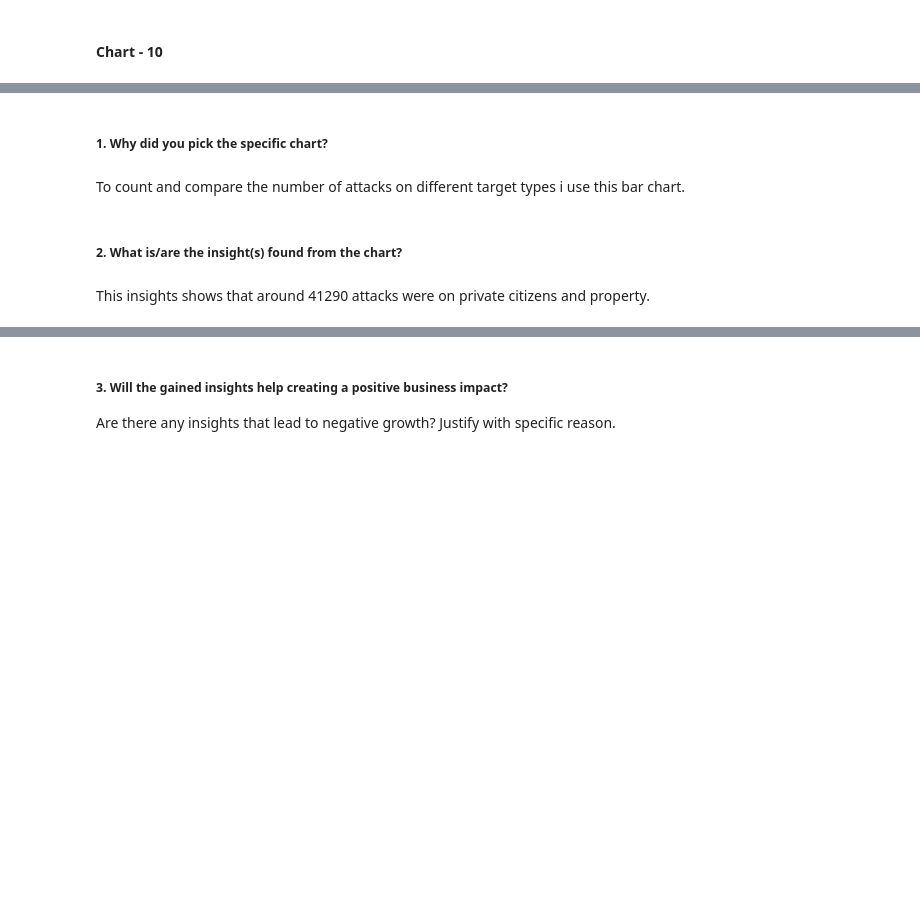
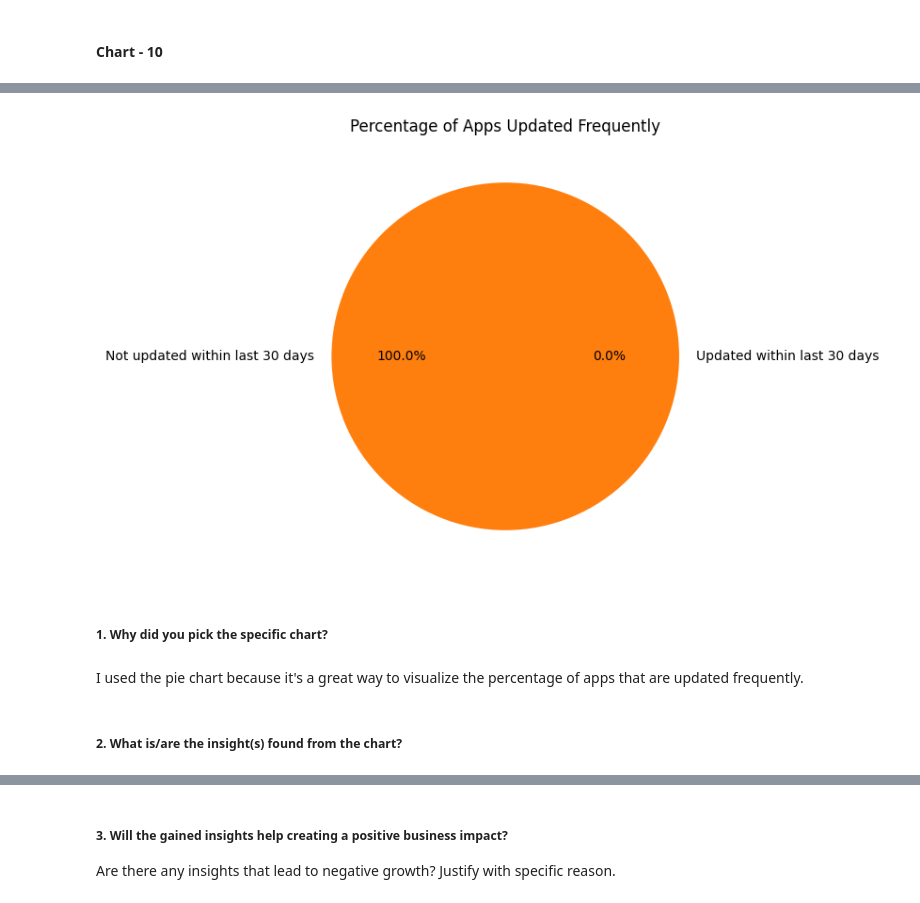
Before and after one commit to VIRU2341/alma-better-playstore, a Jupyter notebook: PLAYSTORE_EDA_analysis.ipynb, the cells around one changed output, grey strips where cells are left out. Saved outputs shown, nothing was run; the diff lists cells and outputs as text; code cells hidden in the pictures; blank space fills up the shorter version.

```diff
--- a/PLAYSTORE_EDA_analysis.ipynb
+++ b/PLAYSTORE_EDA_analysis.ipynb
@@ -1018,8 +1016,22 @@ NameError: ignored
+# %%
+# Chart - 10 visualization code
+# converting "Last Updated" column to datetime format
+df["Last Updated"] = pd.to_datetime(df["Last Updated"])
+
+# calculating the percentage of apps that were updated within the last 30 days
+last_30_days = df[df["Last Updated"] >= (pd.Timestamp.now() - pd.Timedelta(days=30))]
+updated_apps_percent = len(last_30_days) / len(df) * 100
+
+# create a pie chart to visualize the percentage of apps that are updated frequently
+plt.figure(figsize=(6,6))
+plt.pie([updated_apps_percent, 100-updated_apps_percent], labels=["Updated within last 30 days", "Not updated within last 30 days"], autopct='%1.1f%%')
+plt.title("Percentage of Apps Updated Frequently")
+plt.show()
+# %% [output]
+[figure, added]
 # %% [markdown]
 ##### 1. Why did you pick the specific chart?
-# %% [markdown]
-To count and compare the  number of attacks on different target types i use this bar chart.
+# %% [markdown]
+I used the pie chart because it's a great way to visualize the percentage of apps that are updated frequently.
 # %% [markdown]
 ##### 2. What is/are the insight(s) found from the chart?
-# %% [markdown]
-This insights shows that around 41290 attacks were on private citizens and property.
```
Also changed, not shown: parts of 44 cells of this notebook.
